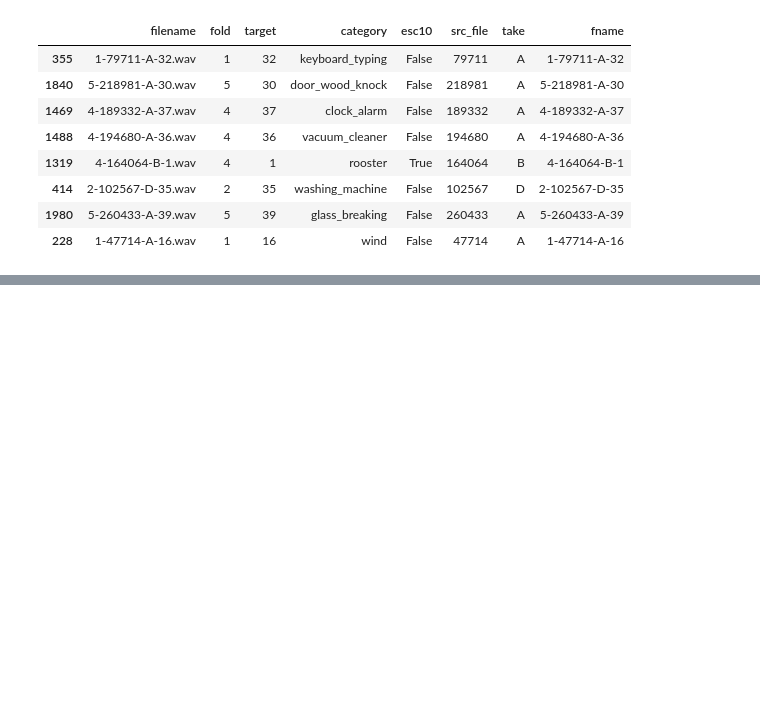
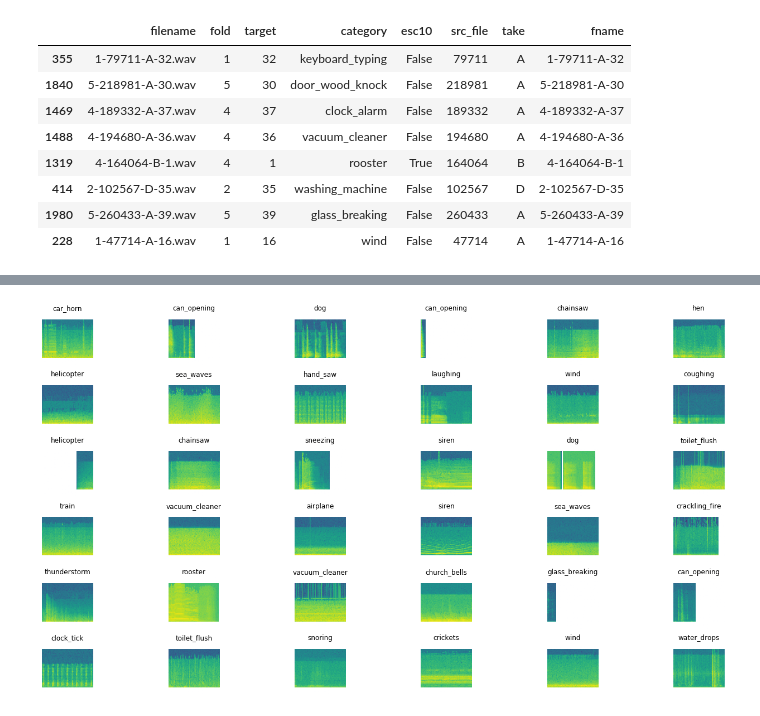
Before and after one commit to shadab4150/Sound-Spectrogram-classifier, a Jupyter notebook: sound_to_image_pre_processing.ipynb, the cells around one changed output, grey strips where cells are left out. Saved outputs shown, nothing was run; the diff lists cells and outputs as text; code cells hidden in the pictures; blank space fills up the shorter version.

```diff
--- a/sound_to_image_pre_processing.ipynb
+++ b/sound_to_image_pre_processing.ipynb
@@ -150,0 +198,9 @@ shutil.make_archive('sound_spectrogram', 'zip', '/content/sound_img/')
+# %%
+path1=Path('/content/train/')
+# %%
+data1 = ImageDataBunch.from_df(path1,df,fn_col='fname',label_col='category',
+                              valid_pct=0.2,suffix='.png',size=224).normalize(imagenet_stats)
+# %%
+data1.show_batch(rows=6,figsize=(20,10))
+# %% [output]
+[figure, added]
```
Also changed, not shown: parts of 22 cells of this notebook.
